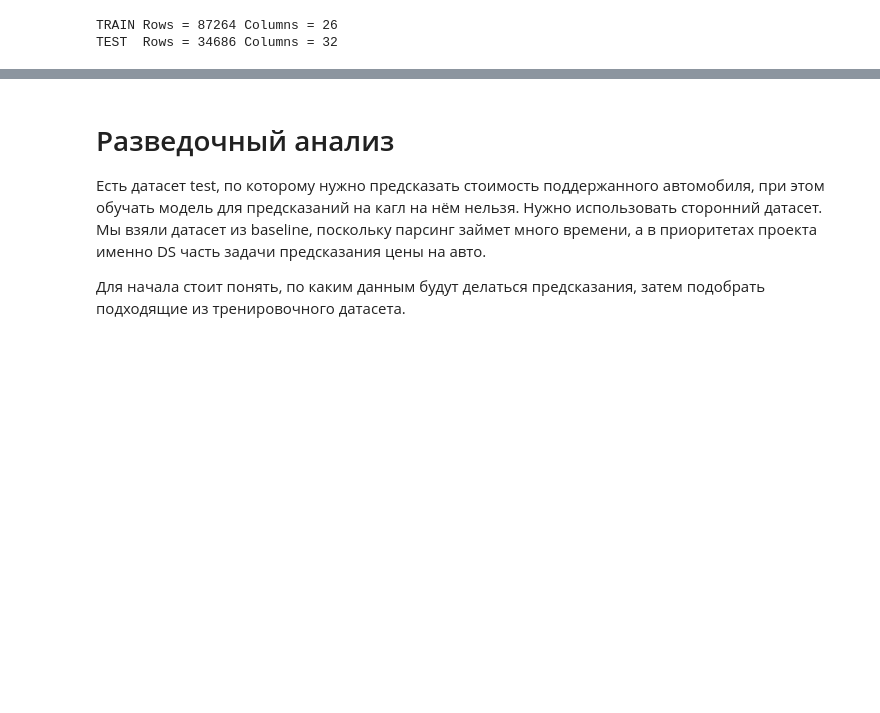
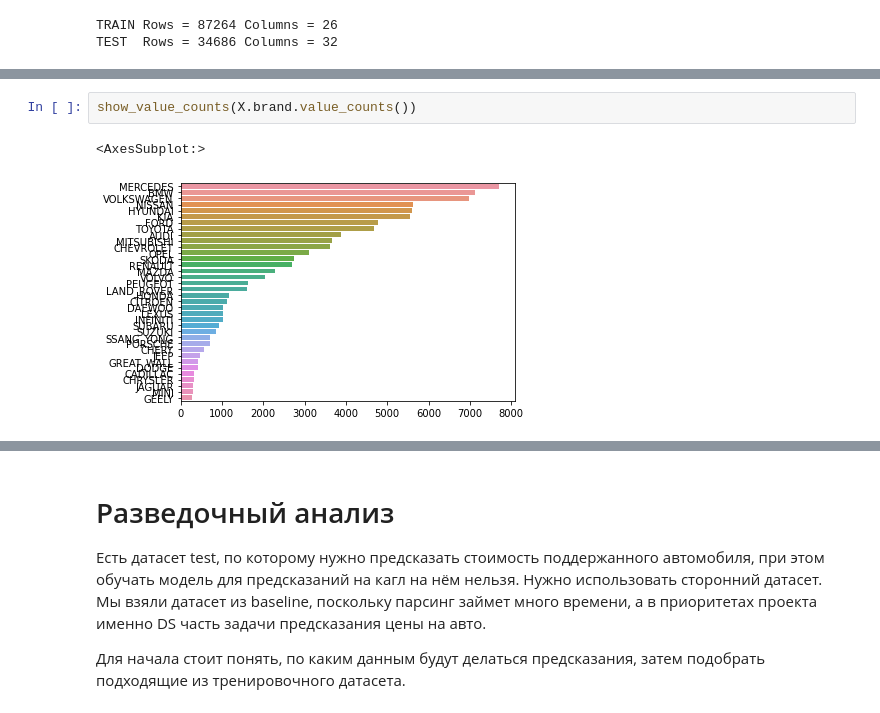
Before and after one commit to Sly-Dog/auto_pricing, a Jupyter notebook: primary_notebook.ipynb, the cells around one changed output, grey strips where cells are left out. Drawn from its saved outputs; the diff is of its cells as text; blank space fills up the shorter version.

```diff
--- a/primary_notebook.ipynb
+++ b/primary_notebook.ipynb
@@ -322,0 +342,5 @@ Stored 'y' (Series)
+# %%
+show_value_counts(X.brand.value_counts())
+# %% [output]
+<AxesSubplot:>
+[figure, added]
```
Also changed, not shown: parts of 69 cells of this notebook.
